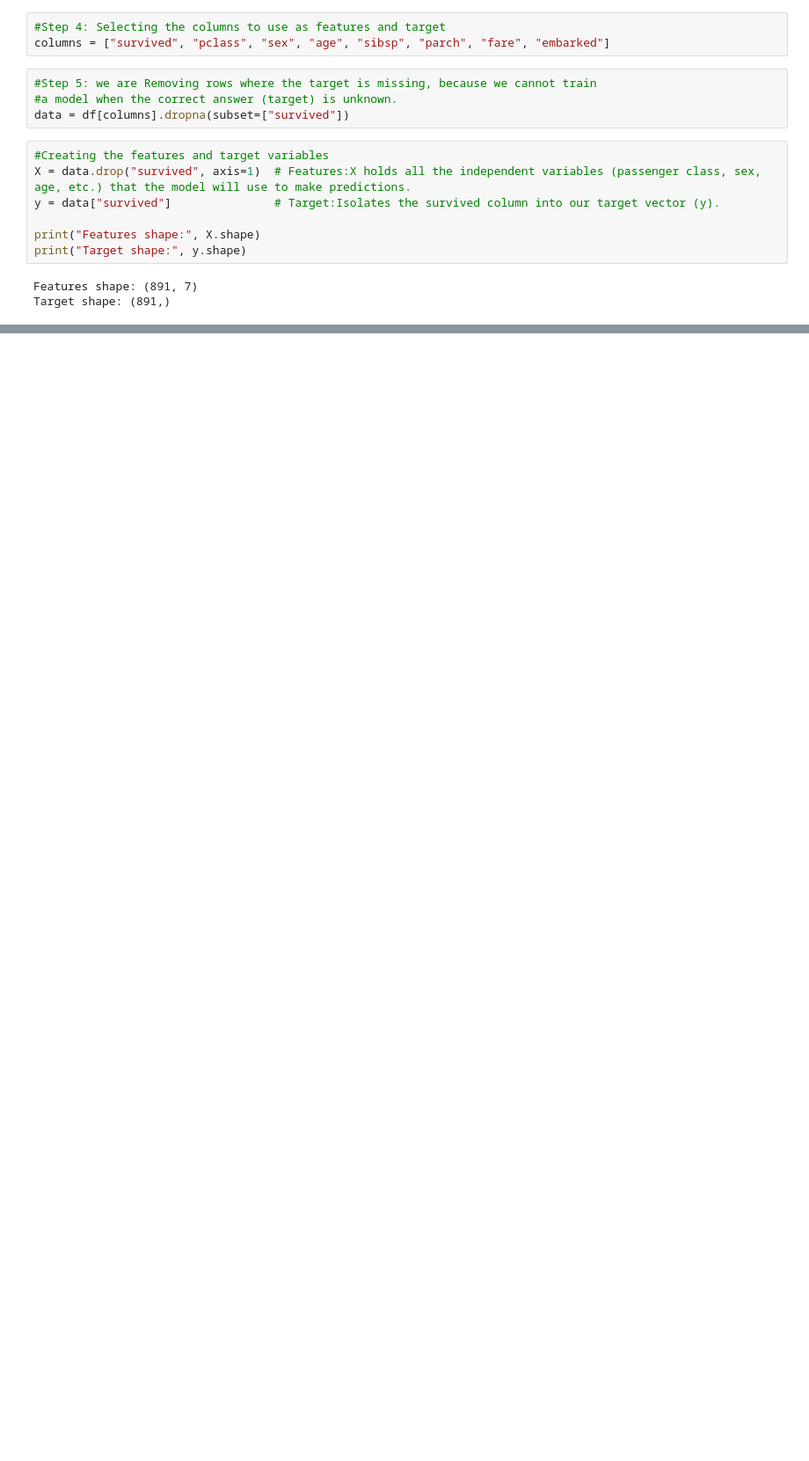
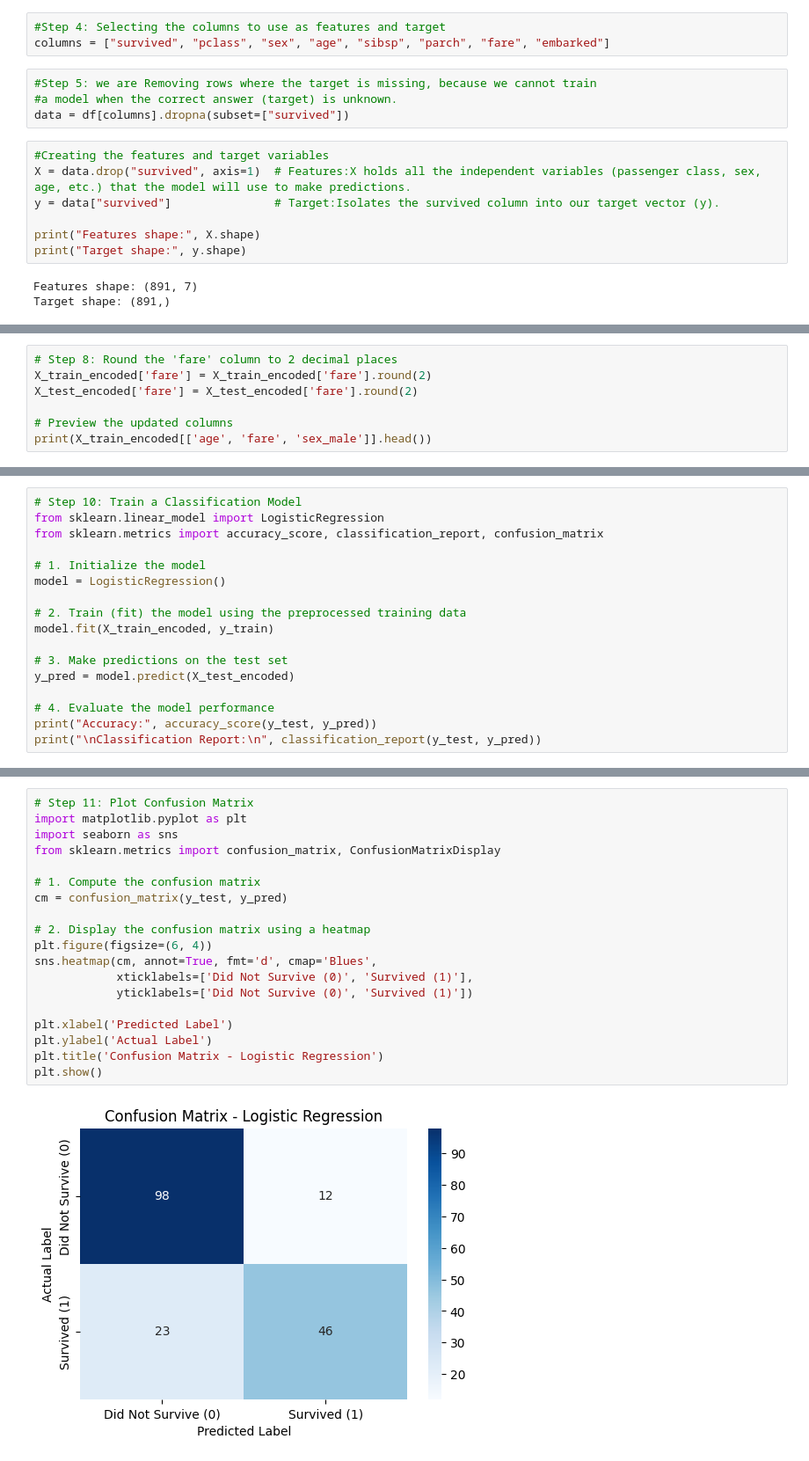
Before and after one commit to Nthabiseng3310/Machine-Learning-Research-Assignment, a Jupyter notebook: Research_Assignment.ipynb, the cells around one changed output, grey strips where cells are left out. Shown at 88% size. Drawn from its saved outputs; the diff is of its cells as text; blank space fills up the shorter version.

```diff
--- a/Research_Assignment.ipynb
+++ b/Research_Assignment.ipynb
@@ -124,0 +164,7 @@ Testing target: (179,)
+# %%
+# Step 8: Round the 'fare' column to 2 decimal places
+X_train_encoded['fare'] = X_train_encoded['fare'].round(2)
+X_test_encoded['fare'] = X_test_encoded['fare'].round(2)
+
+# Preview the updated columns
+print(X_train_encoded[['age', 'fare', 'sex_male']].head())
@@ -124,0 +204,17 @@ Testing target: (179,)
+# %%
+# Step 10: Train a Classification Model
+from sklearn.linear_model import LogisticRegression
+from sklearn.metrics import accuracy_score, classification_report, confusion_matrix
+
+# 1. Initialize the model
+model = LogisticRegression()
+
+# 2. Train (fit) the model using the preprocessed training data
+model.fit(X_train_encoded, y_train)
+
+# 3. Make predictions on the test set
+y_pred = model.predict(X_test_encoded)
+
+# 4. Evaluate the model performance
+print("Accuracy:", accuracy_score(y_test, y_pred))
+print("\nClassification Report:\n", classification_report(y_test, y_pred))
@@ -124,0 +233,21 @@ Testing target: (179,)
+# %%
+# Step 11: Plot Confusion Matrix
+import matplotlib.pyplot as plt
+import seaborn as sns
+from sklearn.metrics import confusion_matrix, ConfusionMatrixDisplay
+
+# 1. Compute the confusion matrix
+cm = confusion_matrix(y_test, y_pred)
+
+# 2. Display the confusion matrix using a heatmap
+plt.figure(figsize=(6, 4))
+sns.heatmap(cm, annot=True, fmt='d', cmap='Blues',
+            xticklabels=['Did Not Survive (0)', 'Survived (1)'],
+            yticklabels=['Did Not Survive (0)', 'Survived (1)'])
+
+plt.xlabel('Predicted Label')
+plt.ylabel('Actual Label')
+plt.title('Confusion Matrix - Logistic Regression')
+plt.show()
+# %% [output]
+[figure, added]
```
Also changed, not shown: parts of 8 cells of this notebook.
